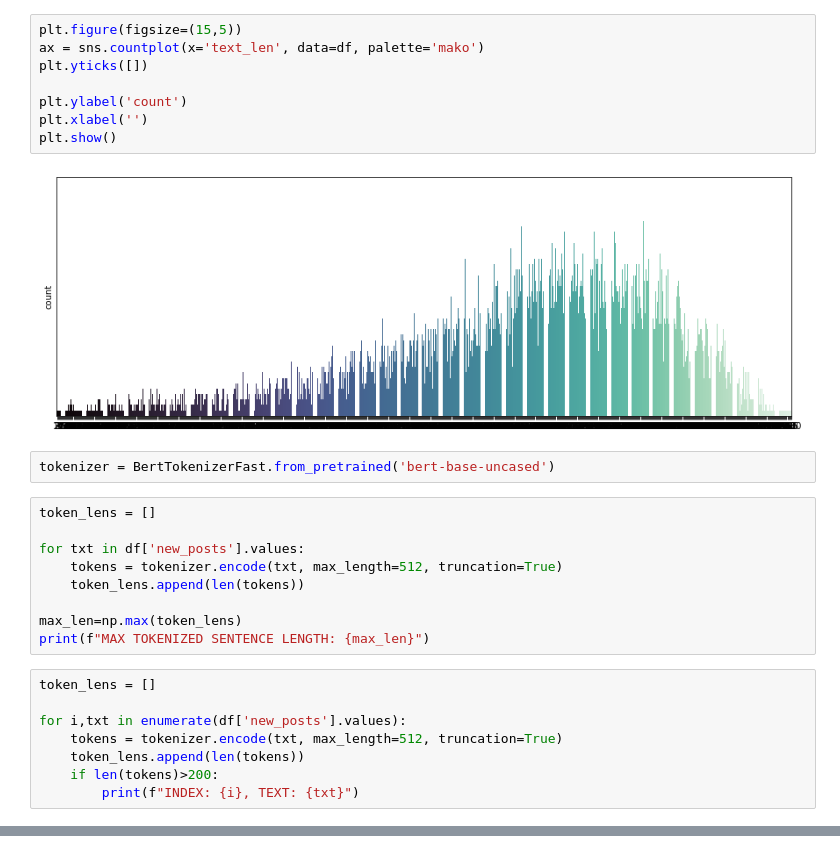
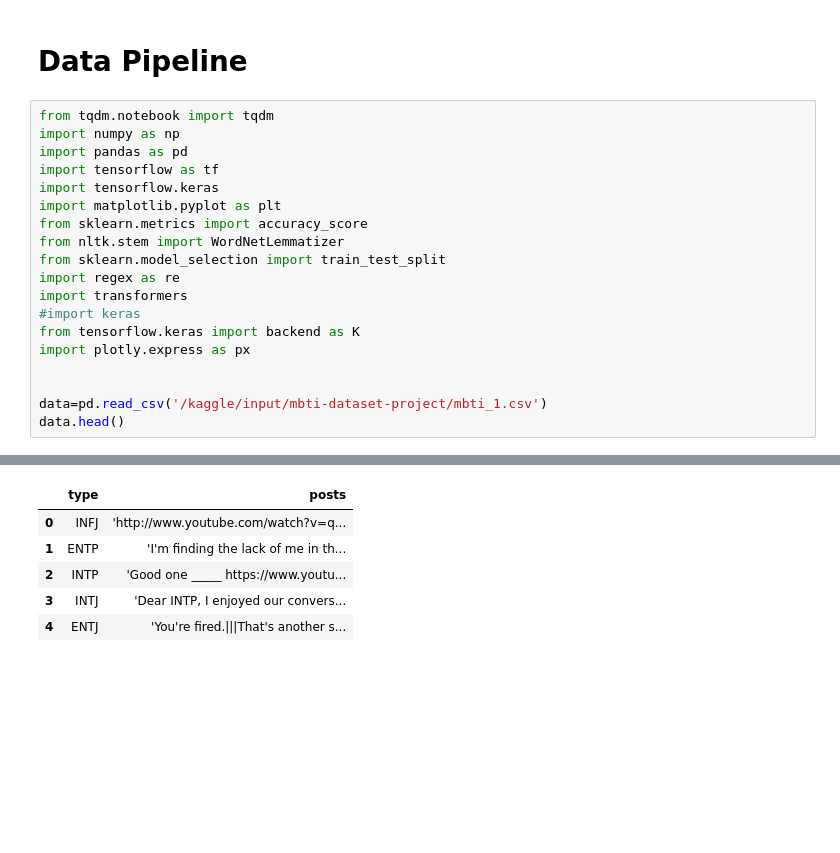
Before and after one commit to VjayRam/MTBI_Personality_Classification, a Jupyter notebook: bert.ipynb, the cells around one changed output, grey strips where cells are left out. Drawn from its saved outputs; the diff is of its cells as text; blank space fills up the shorter version.

```diff
--- a/bert.ipynb
+++ b/bert.ipynb
@@ -138,29 +1,22 @@ df.drop(df[(df['text_len'] < 1)].index, inplace=True)
-# %%
-plt.figure(figsize=(15,5))
-ax = sns.countplot(x='text_len', data=df, palette='mako')
-plt.yticks([])
-
-plt.ylabel('count')
-plt.xlabel('')
-plt.show()
-# %% [output]
-[figure, removed]
-# %%
-tokenizer = BertTokenizerFast.from_pretrained('bert-base-uncased')
-# %%
-token_lens = []
-
-for txt in df['new_posts'].values:
-    tokens = tokenizer.encode(txt, max_length=512, truncation=True)
-    token_lens.append(len(tokens))
-
-max_len=np.max(token_lens)
-print(f"MAX TOKENIZED SENTENCE LENGTH: {max_len}")
-# %%
-token_lens = []
-
-for i,txt in enumerate(df['new_posts'].values):
-    tokens = tokenizer.encode(txt, max_length=512, truncation=True)
-    token_lens.append(len(tokens))
-    if len(tokens)>200:
-        print(f"INDEX: {i}, TEXT: {txt}")
+# %% [markdown]
+# **Data Pipeline**
+# %%
+from tqdm.notebook import tqdm
+import numpy as np
+import pandas as pd
+import tensorflow as tf
+import tensorflow.keras
+import matplotlib.pyplot as plt
+from sklearn.metrics import accuracy_score
+from nltk.stem import WordNetLemmatizer
+from sklearn.model_selection import train_test_split
+import regex as re
+import transformers
+#import keras
+from tensorflow.keras import backend as K
+import plotly.express as px
+
+
+data=pd.read_csv('/kaggle/input/mbti-dataset-project/mbti_1.csv')
+data.head()
+# %% [output]
@@ -166,0 +25,6 @@ for i,txt in enumerate(df['new_posts'].values):
+|  | type | posts |
+| 0 | INFJ | 'http://www.youtube.com/watch?v=q... |
+| 1 | ENTP | 'I'm finding the lack of me in th... |
+| 2 | INTP | 'Good one _____ https://www.youtu... |
+| 3 | INTJ | 'Dear INTP, I enjoyed our convers... |
+| 4 | ENTJ | 'You're fired.|||That's another s... |
```
Also changed, not shown: parts of 53 cells of this notebook, 4 other files.
